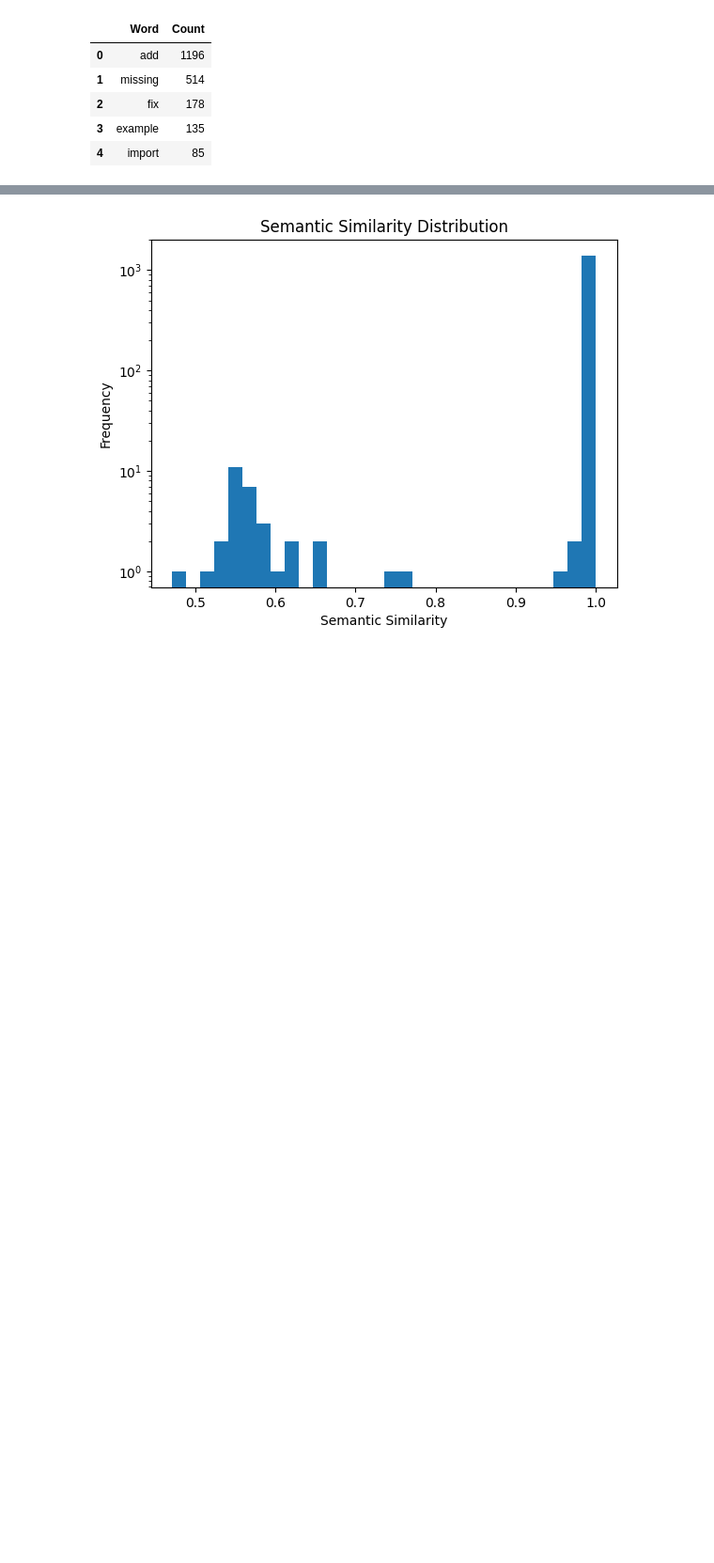
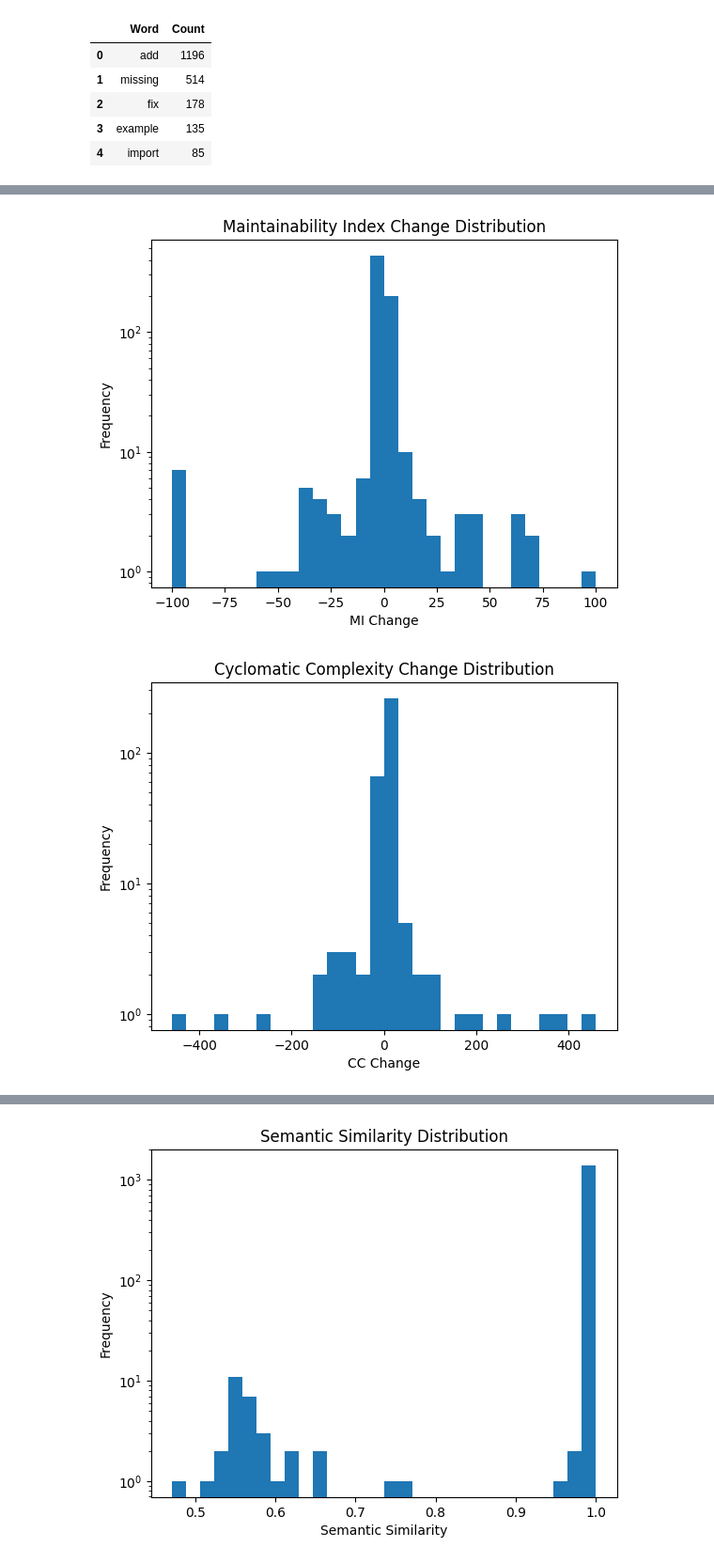
Before and after one commit to Karan-Gandhi/CS202-Assignment-3, a Jupyter notebook: main.ipynb, the cells around one changed output, grey strips where cells are left out. Shown: that part at 94% size. Saved outputs shown, nothing was run; the diff lists cells and outputs as text; code cells hidden in the pictures; blank space fills up the shorter version.

```diff
--- a/main.ipynb
+++ b/main.ipynb
@@ -97,3 +103,31 @@ for index, row in tqdm(bugfix_files.iterrows(), total=len(bugfix_files)):
 	bugfix_files.at[index, 'LOC_Change'] = loc_after - loc_before
 # %%
 bugfix_files.to_csv("bugfix_commit_files_MI_CC_LOC_Added.csv")
+# %%
+non_zero_mi = bugfix_files[bugfix_files['MI_Change'] != 0]['MI_Change']
+non_zero_cc = bugfix_files[bugfix_files['CC_Change'] != 0]['CC_Change']
+non_zero_loc = bugfix_files[bugfix_files['LOC_Change'] != 0]['LOC_Change']
+
+plt.hist(non_zero_mi, bins=30)
+plt.title('Maintainability Index Change Distribution')
+plt.xlabel('MI Change')
+plt.ylabel('Frequency')
+plt.yscale('log')
+plt.show()
+
+plt.hist(non_zero_cc, bins=30)
+plt.title('Cyclomatic Complexity Change Distribution')
+plt.xlabel('CC Change')
+plt.ylabel('Frequency')
+plt.yscale('log')
+plt.show()
+
+plt.hist(non_zero_loc, bins=30)
+plt.title('Lines of Code Change Distribution')
+plt.xlabel('LOC Change')
+plt.ylabel('Frequency')
+plt.yscale('log')
+plt.show()
+# %% [output]
+[figure, new version]
+[figure, new version]
```
Also changed, not shown: parts of 8 cells of this notebook.
